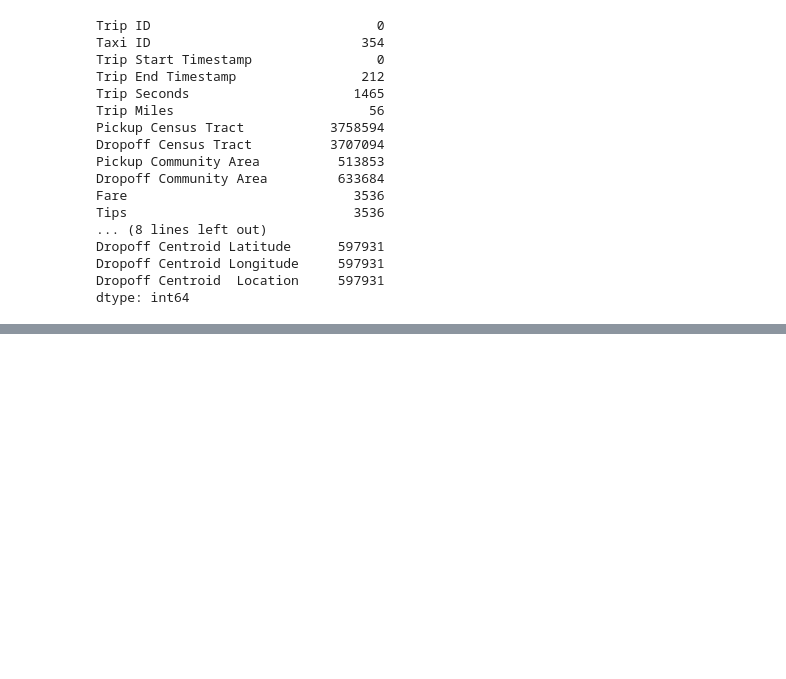
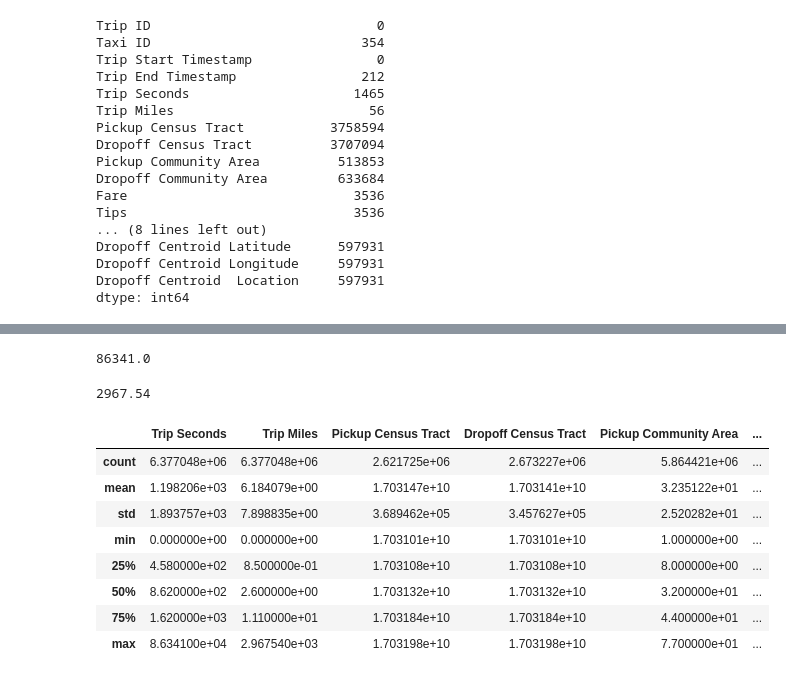
Before and after one commit to Iceccubes/aaa, a Jupyter notebook: taxi_data_preparation.ipynb, the cells around one changed output, grey strips where cells are left out. Drawn from its saved outputs; the diff is of its cells as text; code cells hidden in the pictures; blank space fills up the shorter version.

```diff
--- a/taxi_data_preparation.ipynb
+++ b/taxi_data_preparation.ipynb
@@ -115,0 +132,22 @@ taxi_trips.loc[taxi_trips['Trip End Timestamp'] < taxi_trips['Trip Start Timesta
+# %%
+#drop long trips?
+taxi_trips['Trip Seconds'].max()
+# %% [output]
+86341.0
+# %%
+#drop very short and far trips?
+taxi_trips['Trip Miles'].max()
+# %% [output]
+2967.54
+# %%
+taxi_trips.describe()
+# %% [output]
+|  | Trip Seconds | Trip Miles | Pickup Census Tract | Dropoff Census Tract | Pickup Community Area | ... |
+| count | 6.377048e+06 | 6.377048e+06 | 2.621725e+06 | 2.673227e+06 | 5.864421e+06 | ... |
+| mean | 1.198206e+03 | 6.184079e+00 | 1.703147e+10 | 1.703141e+10 | 3.235122e+01 | ... |
+| std | 1.893757e+03 | 7.898835e+00 | 3.689462e+05 | 3.457627e+05 | 2.520282e+01 | ... |
+| min | 0.000000e+00 | 0.000000e+00 | 1.703101e+10 | 1.703101e+10 | 1.000000e+00 | ... |
+| 25% | 4.580000e+02 | 8.500000e-01 | 1.703108e+10 | 1.703108e+10 | 8.000000e+00 | ... |
+| 50% | 8.620000e+02 | 2.600000e+00 | 1.703132e+10 | 1.703132e+10 | 3.200000e+01 | ... |
+| 75% | 1.620000e+03 | 1.110000e+01 | 1.703184e+10 | 1.703184e+10 | 4.400000e+01 | ... |
+| max | 8.634100e+04 | 2.967540e+03 | 1.703198e+10 | 1.703198e+10 | 7.700000e+01 | ... |
```
Also changed, not shown: parts of 15 cells of this notebook.
